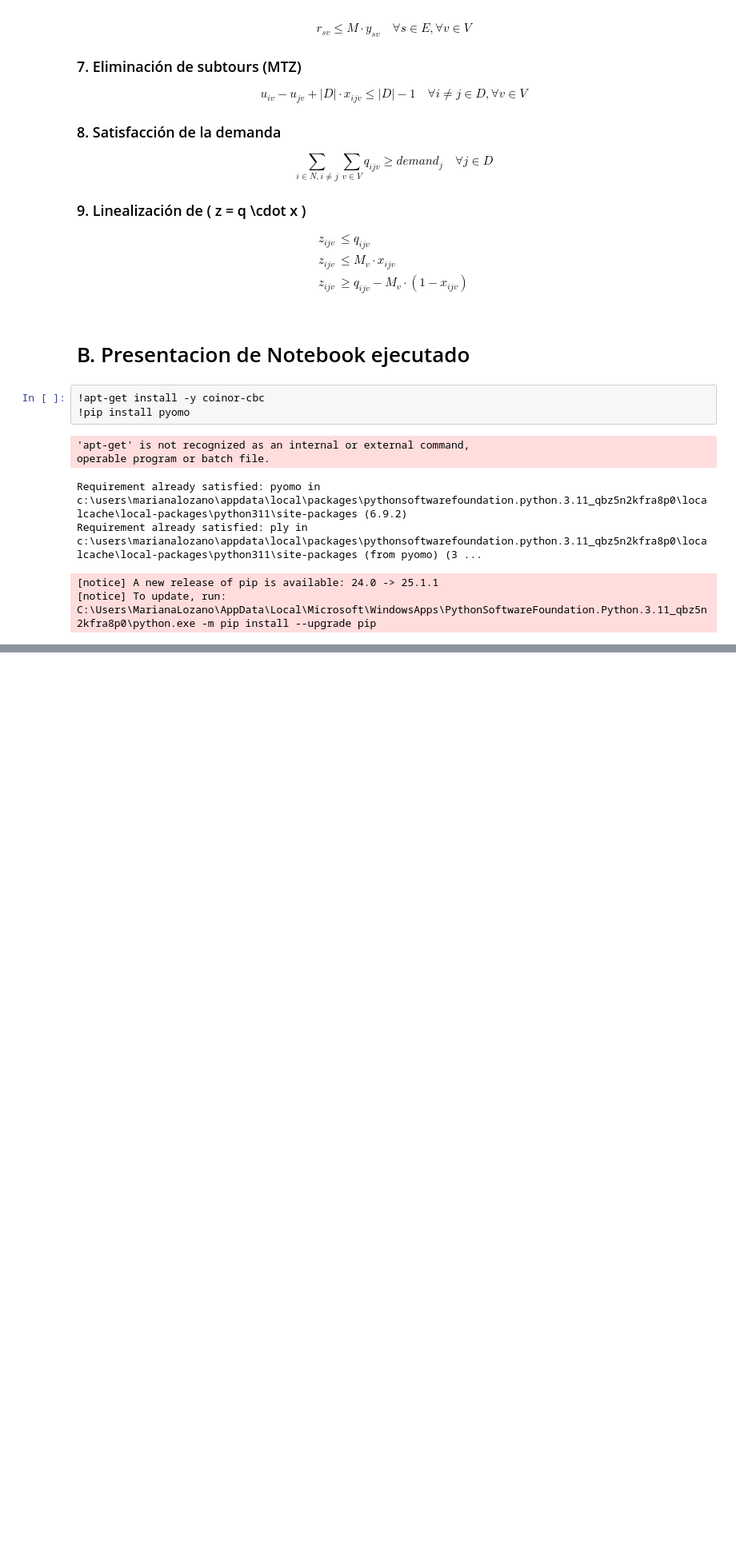
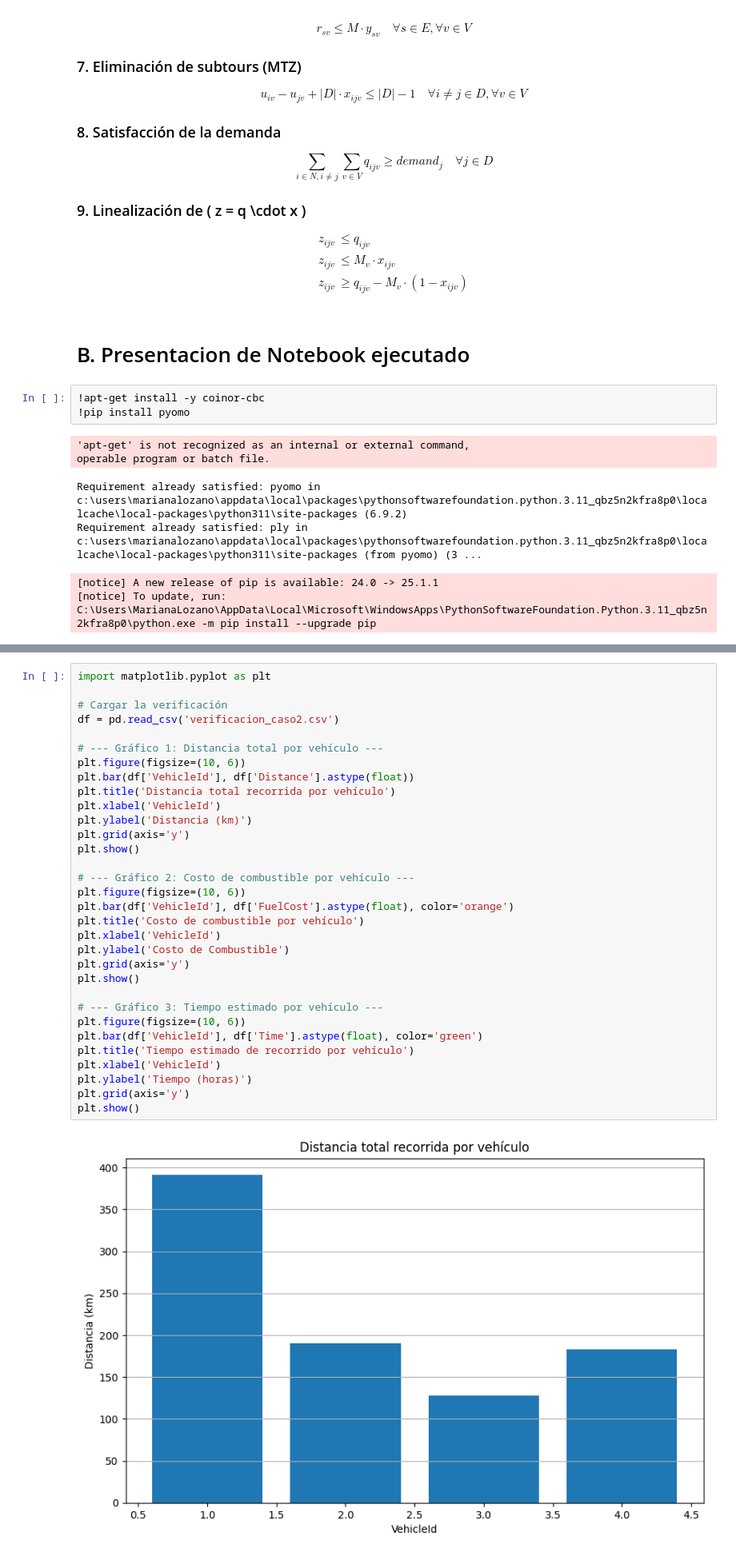
Before and after one commit to mlozanor/Proyecto-MOS, a Jupyter notebook: Caso 2/Modelo_Logistico_Caso2.ipynb, the cells around one changed output, grey strips where cells are left out. Shown: that part at 80% size. Drawn from its saved outputs; the diff is of its cells as text; blank space fills up the shorter version.

```diff
--- a/Caso 2/Modelo_Logistico_Caso2.ipynb
+++ b/Caso 2/Modelo_Logistico_Caso2.ipynb
@@ -375,0 +398,34 @@ print("\n Archivo 'verificacion_caso2.csv' creado exitosamente.")
+# %%
+import matplotlib.pyplot as plt
+
+# Cargar la verificación
+df = pd.read_csv('verificacion_caso2.csv')
+
+# --- Gráfico 1: Distancia total por vehículo ---
+plt.figure(figsize=(10, 6))
+plt.bar(df['VehicleId'], df['Distance'].astype(float))
+plt.title('Distancia total recorrida por vehículo')
+plt.xlabel('VehicleId')
+plt.ylabel('Distancia (km)')
+plt.grid(axis='y')
+plt.show()
+
+# --- Gráfico 2: Costo de combustible por vehículo ---
+plt.figure(figsize=(10, 6))
+plt.bar(df['VehicleId'], df['FuelCost'].astype(float), color='orange')
+plt.title('Costo de combustible por vehículo')
+plt.xlabel('VehicleId')
+plt.ylabel('Costo de Combustible')
+plt.grid(axis='y')
+plt.show()
+
+# --- Gráfico 3: Tiempo estimado por vehículo ---
+plt.figure(figsize=(10, 6))
+plt.bar(df['VehicleId'], df['Time'].astype(float), color='green')
+plt.title('Tiempo estimado de recorrido por vehículo')
+plt.xlabel('VehicleId')
+plt.ylabel('Tiempo (horas)')
+plt.grid(axis='y')
+plt.show()
+# %% [output]
+[figure, added]
```
Also changed, not shown: parts of 3 cells of this notebook, 1 other file.
